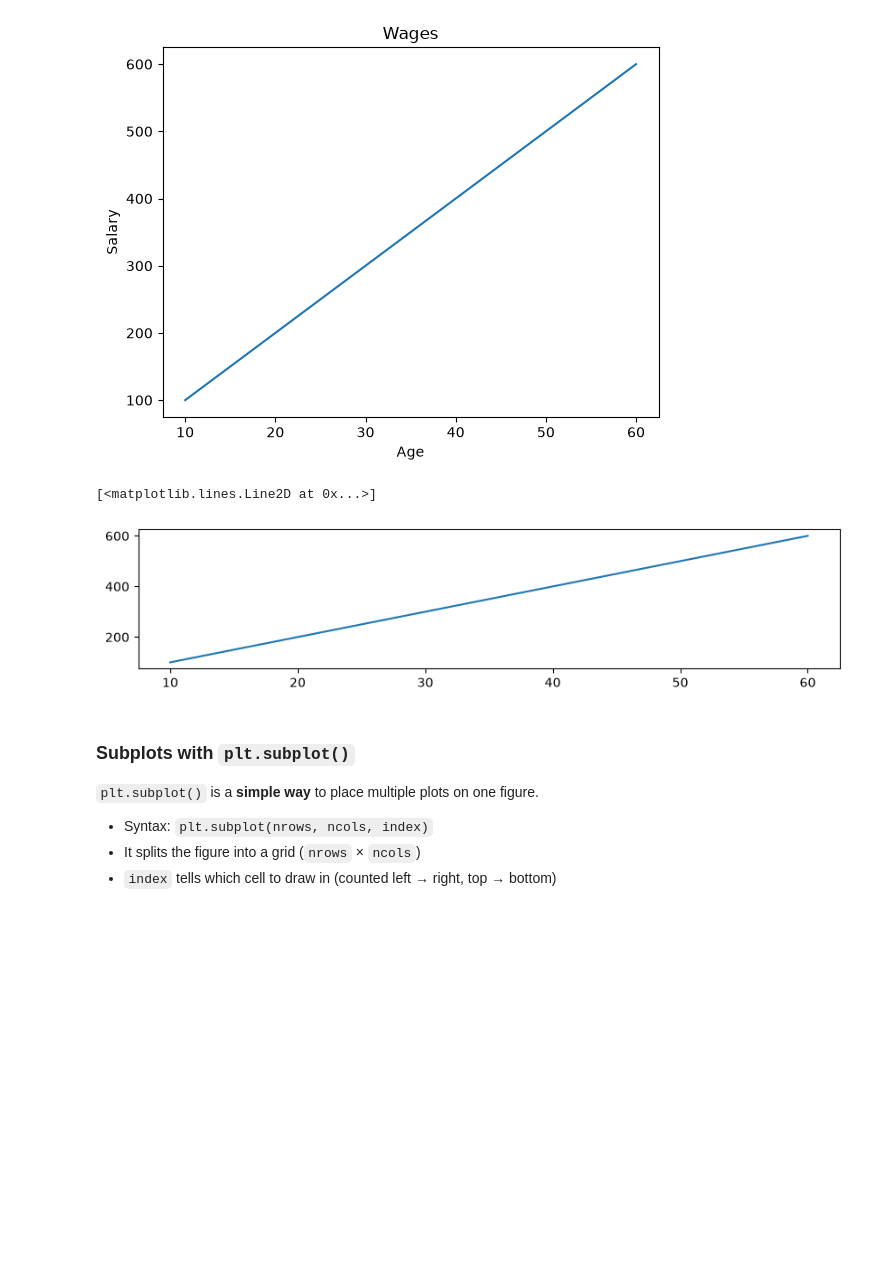
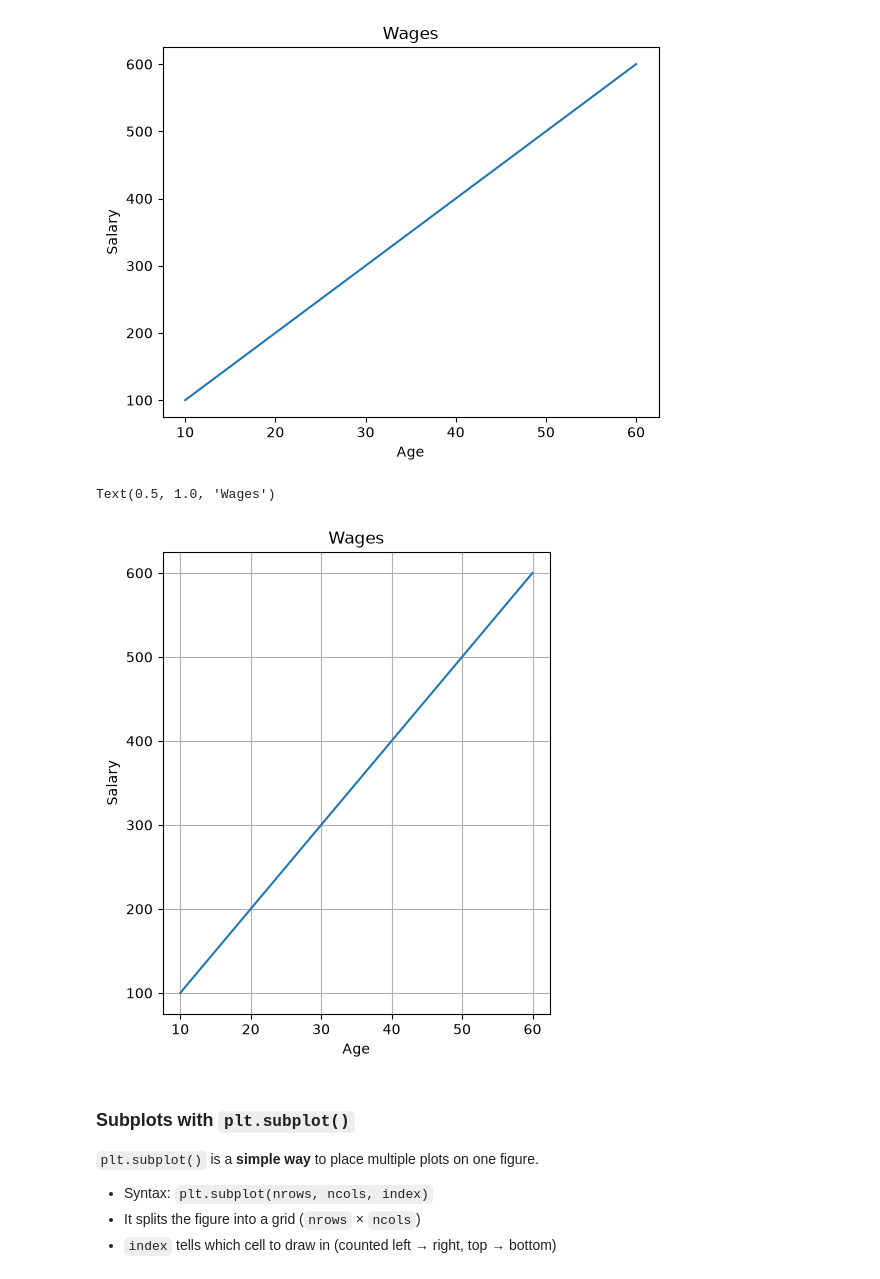
Before and after one commit to DhruvPanchal0312/Data-Science-and-Analysis-With-GenAI, a Jupyter notebook: MATPLOTLIB/Matplotlib_class1.ipynb, the cells around one changed output. Cells and saved outputs as stored; diff of their text form; code cells hidden in the pictures; blank space fills up the shorter version.

Commit message:
used plt.grid(), plt.subplot(), plt.figure(figsize=(7,7))

```diff
--- a/MATPLOTLIB/Matplotlib_class1.ipynb
+++ b/MATPLOTLIB/Matplotlib_class1.ipynb
@@ -69,11 +69,16 @@ plt.title("Wages")
 Text(0.5, 1.0, 'Wages')
 [figure]
 # %%
-plt.figure(figsize=(10,2))
+plt.figure(figsize=(5,6))
 plt.plot(x,y)
+plt.grid()
+plt.xlabel("Age")
+plt.ylabel("Salary")
+plt.title("Wages")
+# plt.plot(y,x)
 # %% [output]
-[<matplotlib.lines.Line2D at 0x...>]
+Text(0.5, 1.0, 'Wages')
-[figure, old version]
+[figure, new version]
 # %% [markdown]
 ###  Subplots with `plt.subplot()`
 
```
Also changed, not shown: parts of 1 cell of this notebook, 1 other file.
